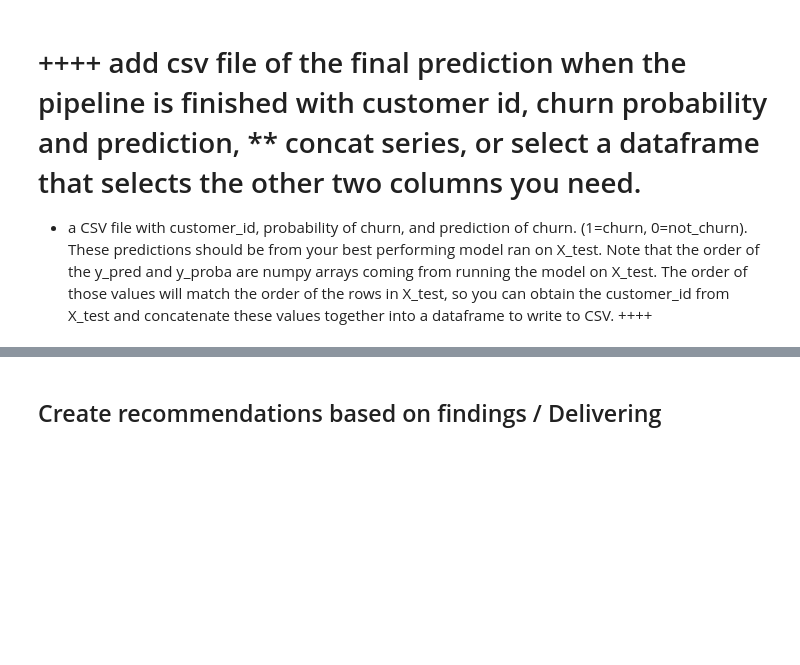
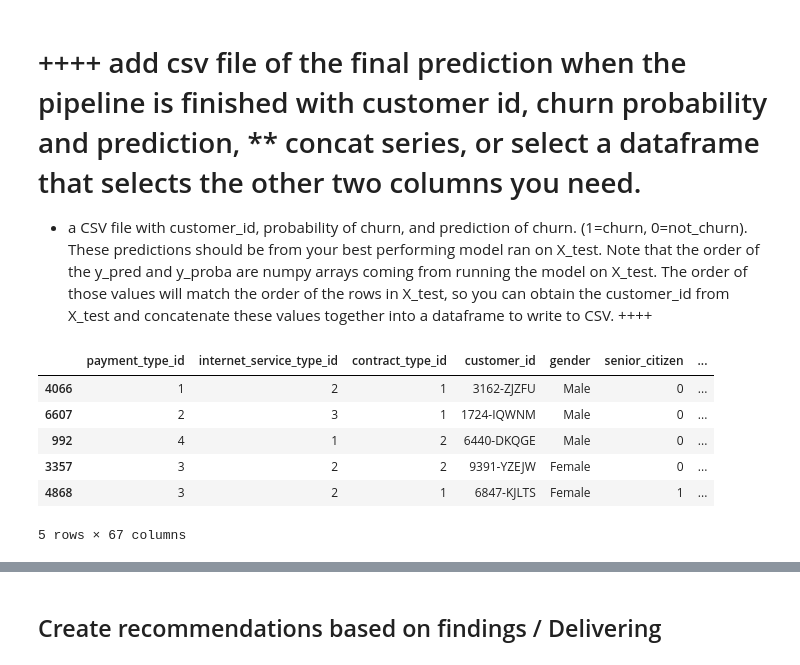
Before and after one commit to lupeluna/Telco-Classification-Project, a Jupyter notebook: PRE -Telco-Classification.ipynb, the cells around one changed output, grey strips where cells are left out. Cells and saved outputs as stored; diff of their text form; code cells hidden in the pictures; blank space fills up the shorter version.

```diff
--- a/PRE -Telco-Classification.ipynb
+++ b/PRE -Telco-Classification.ipynb
@@ -809,3 +810,14 @@ weighted avg       0.54      0.73      0.62      3943
 # %% [markdown]
 # ++++ add csv file of the final prediction when the pipeline is finished  with customer id, churn probability and prediction, ** concat series, or select a dataframe that selects the other two columns you need.
  - a CSV file with customer_id, probability of churn, and prediction of churn. (1=churn, 0=not_churn). These predictions should be from your best performing model ran on X_test. Note that the order of the y_pred and y_proba are numpy arrays coming from running the model on X_test. The order of those values will match the order of the rows in X_test, so you can obtain the customer_id from X_test and concatenate these values together into a dataframe to write to CSV.    ++++
+# %%
+#Predictions
+test.head()
+# %% [output]
+|  | payment_type_id | internet_service_type_id | contract_type_id | customer_id | gender | senior_citizen | ... |
+| 4066 | 1 | 2 | 1 | 3162-ZJZFU | Male | 0 | ... |
+| 6607 | 2 | 3 | 1 | 1724-IQWNM | Male | 0 | ... |
+| 992 | 4 | 1 | 2 | 6440-DKQGE | Male | 0 | ... |
+| 3357 | 3 | 2 | 2 | 9391-YZEJW | Female | 0 | ... |
+| 4868 | 3 | 2 | 1 | 6847-KJLTS | Female | 1 | ... |
+5 rows × 67 columns
```
Also changed, not shown: parts of 22 cells of this notebook.
